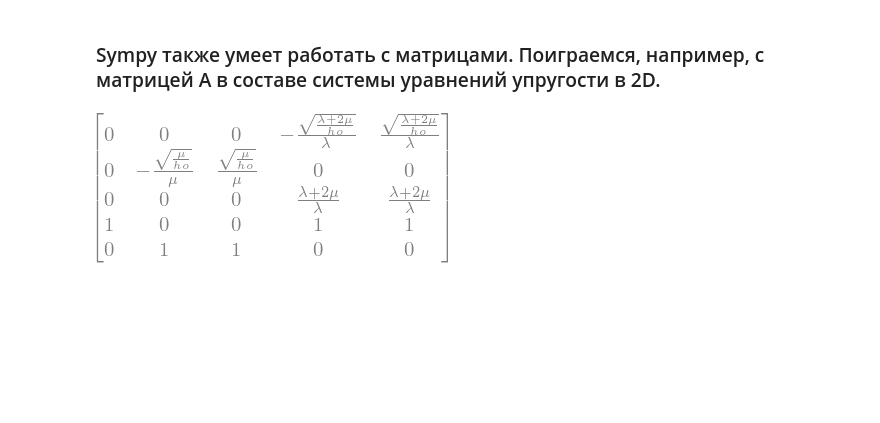
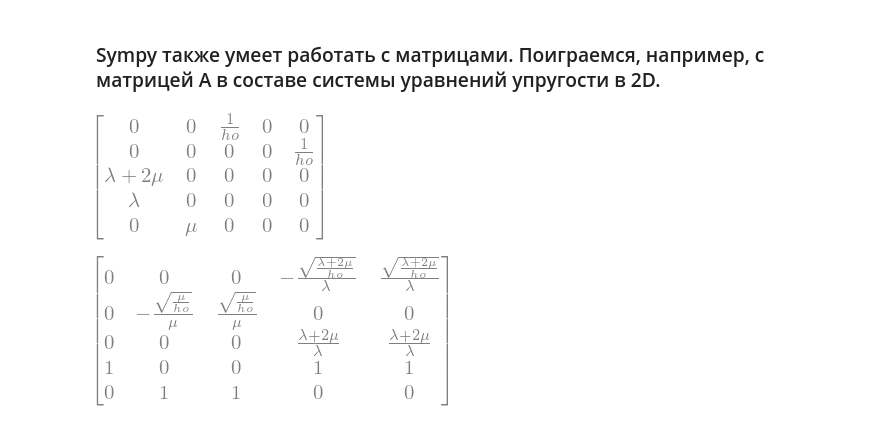
Before and after one commit to stankevich-mipt/python-3rd-term, a Jupyter notebook: 2022/09/09.ipynb, the cells around one changed output. Drawn from its saved outputs; the diff is of its cells as text; code cells hidden in the pictures; blank space fills up the shorter version.

```diff
--- a/2022/09/09.ipynb
+++ b/2022/09/09.ipynb
@@ -104,6 +109,10 @@ A = sym.Matrix([
     [lmbda, 0., 0., 0., 0.],
     [0., mu, 0., 0., 0.],
 ])
+# %%
+A
+# %% [output]
+[figure, added]
 # %%
 U, D = A.diagonalize()
 # %%
```
Also changed, not shown: parts of 7 cells of this notebook, 1 other file.
